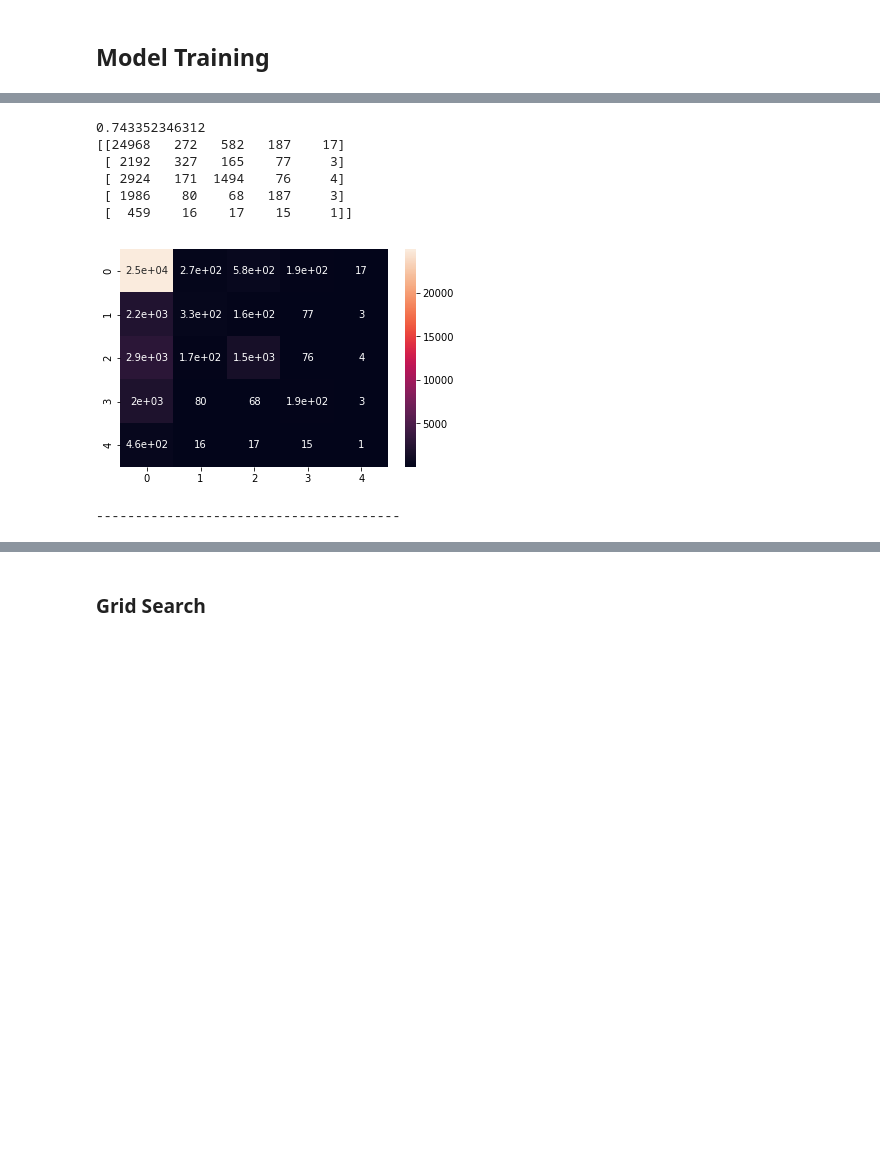
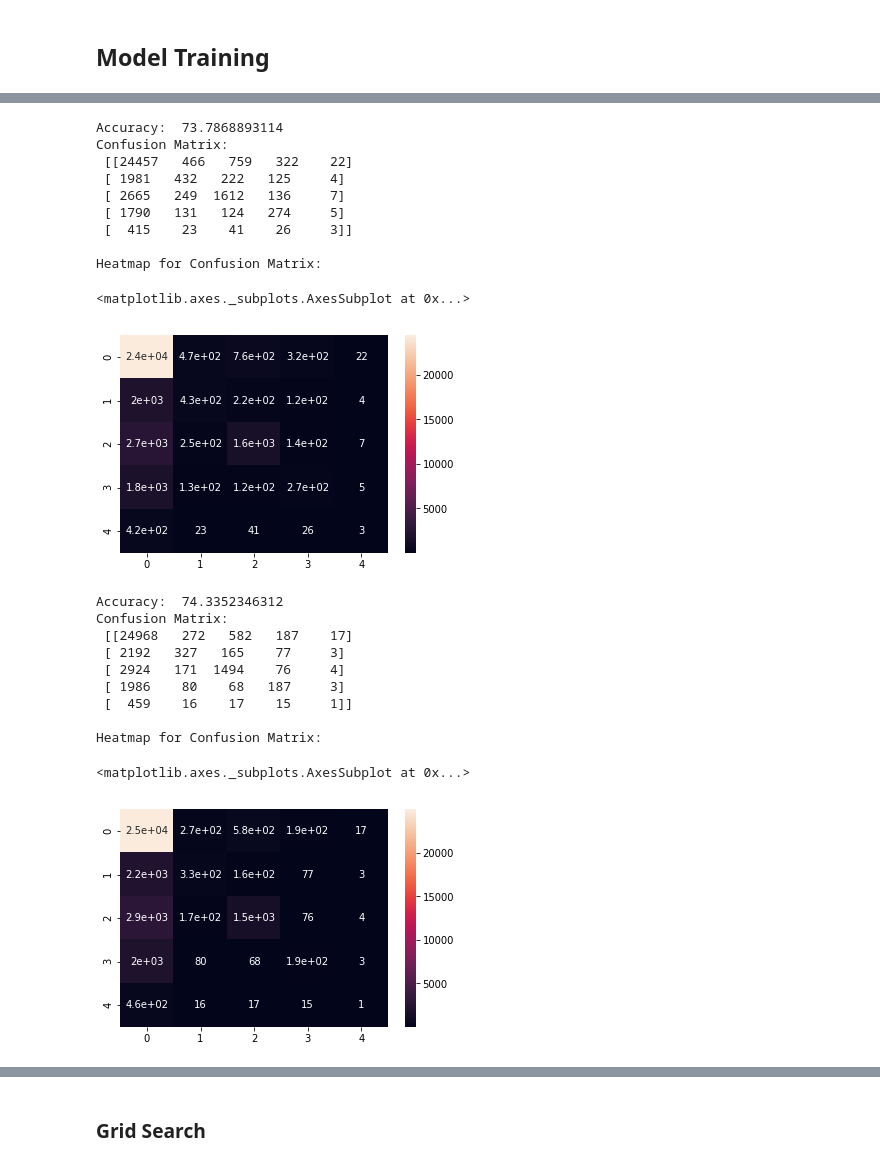
Before and after one commit to senapati-deepak/Illness_predictor, a Jupyter notebook: ML/model.ipynb, the cells around one changed output, grey strips where cells are left out. Drawn from its saved outputs; the diff is of its cells as text; code cells hidden in the pictures; blank space fills up the shorter version.

```diff
--- a/ML/model.ipynb
+++ b/ML/model.ipynb
@@ -112,6 +137,7 @@ def predict_labels(clf, features):
     return (clf.predict(features))
 # %%
 pred_scores = []
+pds = []
 # for k,v in clfs.items():
 #     clf = train_classifier(v, x_train, y_train)
 #     pred = predict_labels(v,x_test)
@@ -141,11 +167,25 @@ sn.heatmap(cm, annot=True)
 # %%
 clf = train_classifier(bc, x_train, y_train)
 pred = predict_labels(bc,x_test)
-pred_scores.append(('BC', [accuracy_score(y_test,pred)]))
-print(clf.score(x_test, y_test))
+pred_scores.append(('Bagging Classifier', [accuracy_score(y_test,pred)*100]))
+pds.append(accuracy_score(y_test,pred)*100)
+print('Accuracy: ',clf.score(x_test, y_test)*100)
 cm = confusion_matrix(y_test, pred)
-print(cm)
+print('Confusion Matrix: \n',cm)
+print('\nHeatmap for Confusion Matrix:')
 sn.heatmap(cm, annot=True)
+# %% [output]
+Accuracy:  73.7868893114
+Confusion Matrix:
+ [[24457   466   759   322    22]
+ [ 1981   432   222   125     4]
+ [ 2665   249  1612   136     7]
+ [ 1790   131   124   274     5]
+ [  415    23    41    26     3]]
+
+Heatmap for Confusion Matrix:
+<matplotlib.axes._subplots.AxesSubplot at 0x...>
+[figure, added]
 # %%
 clf = train_classifier(etc, x_train, y_train)
 pred = predict_labels(etc,x_test)
@@ -157,22 +197,25 @@ sn.heatmap(cm, annot=True)
 # %%
 clf = train_classifier(rfc, x_train, y_train)
 pred = predict_labels(rfc,x_test)
-pred_scores.append(('RFC', [accuracy_score(y_test,pred)]))
-print(clf.score(x_test, y_test))
+pred_scores.append(('Random Forest Classifier', [accuracy_score(y_test,pred)*100]))
+pds.append(accuracy_score(y_test,pred)*100)
+print('Accuracy: ',clf.score(x_test, y_test)*100)
 cm = confusion_matrix(y_test, pred)
-print(cm)
+print('Confusion Matrix: \n',cm)
+print('\nHeatmap for Confusion Matrix:')
 sn.heatmap(cm, annot=True)
-plt.show()
-print("---------------------------------------\n\n")
 # %% [output]
-0.743352346312
-[[24968   272   582   187    17]
+Accuracy:  74.3352346312
+Confusion Matrix:
+ [[24968   272   582   187    17]
  [ 2192   327   165    77     3]
  [ 2924   171  1494    76     4]
  [ 1986    80    68   187     3]
  [  459    16    17    15     1]]
+
+Heatmap for Confusion Matrix:
+<matplotlib.axes._subplots.AxesSubplot at 0x...>
 [figure]
----------------------------------------
 # %%
 clf = train_classifier(lrc, x_train, y_train)
 pred = predict_labels(lrc,x_test)
```
Also changed, not shown: parts of 35 cells of this notebook, 1 other file.
